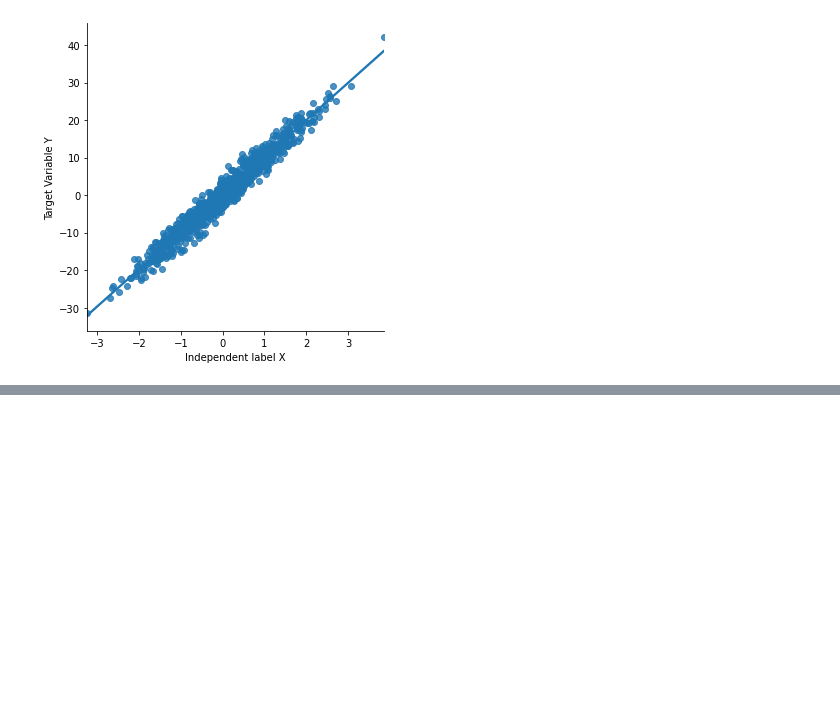
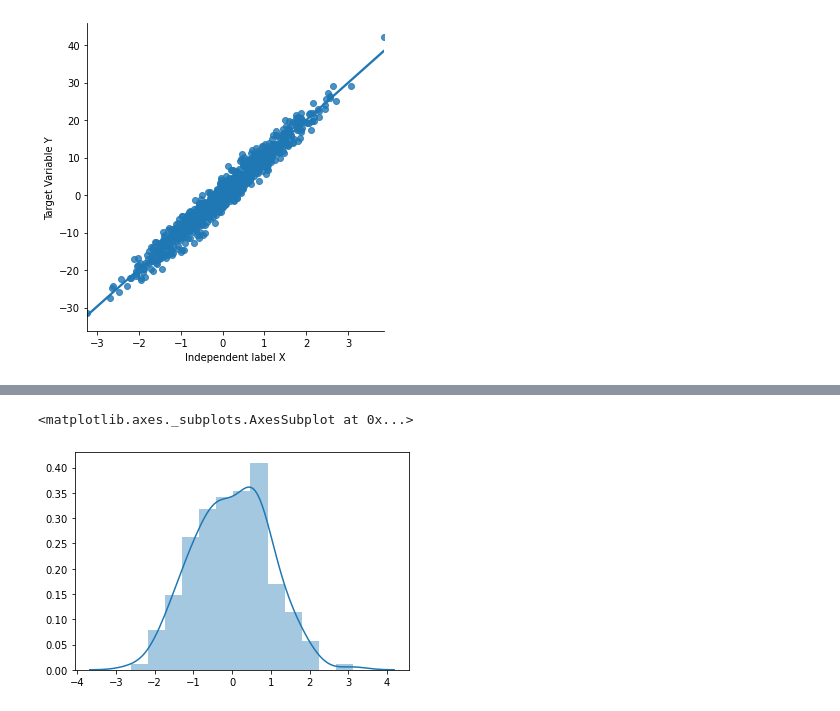
Before and after one commit to Vikas-KM/machine-learning, a Jupyter notebook: Feature_Engineering/chap_01.ipynb, the cells around one changed output, grey strips where cells are left out. Drawn from its saved outputs; the diff is of its cells as text; code cells hidden in the pictures; blank space fills up the shorter version.

```diff
--- a/Feature_Engineering/chap_01.ipynb
+++ b/Feature_Engineering/chap_01.ipynb
@@ -304,0 +384,5 @@ Text(1.6749999999999972, 0.5, 'Target Variable Y')
+# %%
+sns.distplot(x)
+# %% [output]
+<matplotlib.axes._subplots.AxesSubplot at 0x...>
+[figure, added]
```
Also changed, not shown: parts of 38 cells of this notebook.
